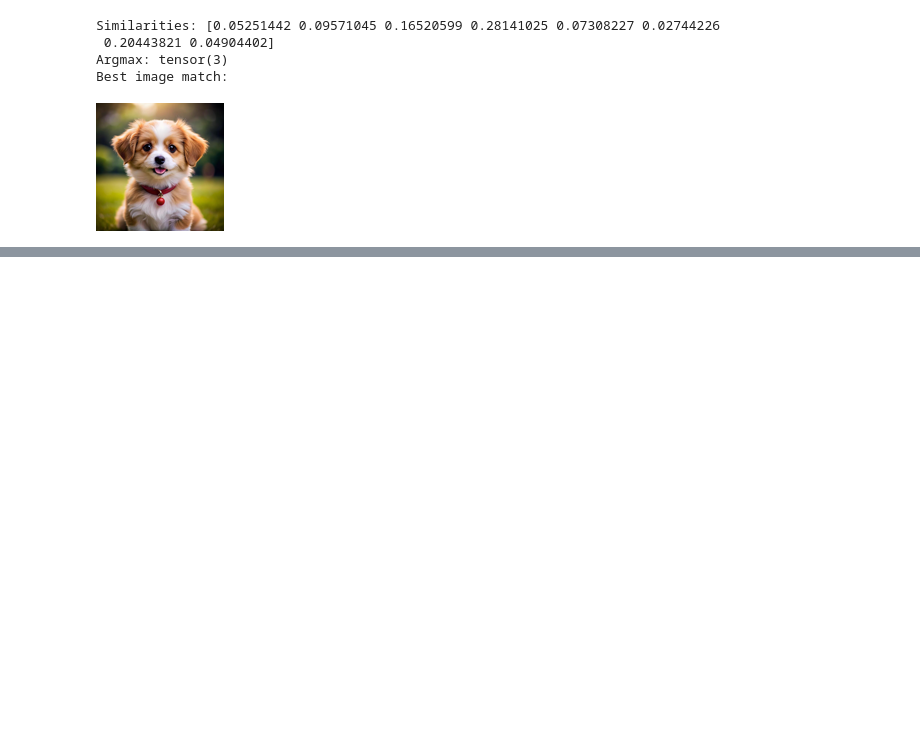
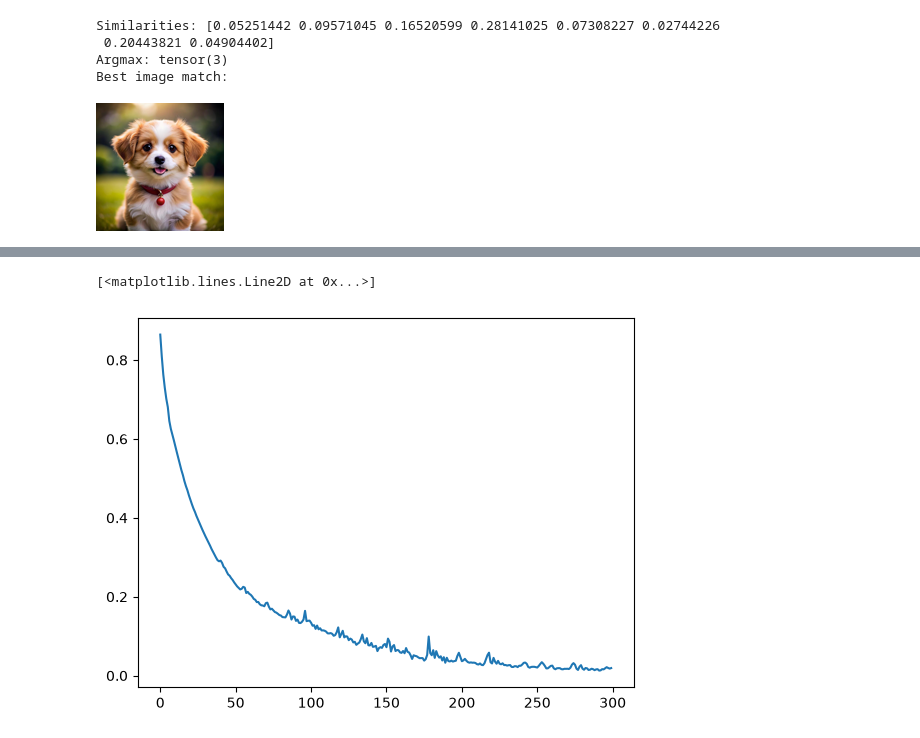
Before and after one commit to FlyingMatrix/clip, a Jupyter notebook: clip.ipynb, the cells around one changed output, grey strips where cells are left out. Saved outputs shown, nothing was run; the diff lists cells and outputs as text; code cells hidden in the pictures; blank space fills up the shorter version.

```diff
--- a/clip.ipynb
+++ b/clip.ipynb
@@ -142,0 +194,7 @@ model.to(device)
+# %%
+# plot loss
+from matplotlib import pyplot as plt
+plt.plot(losses)
+# %% [output]
+[<matplotlib.lines.Line2D at 0x...>]
+[figure, added]
```
Also changed, not shown: parts of 4 cells of this notebook.
